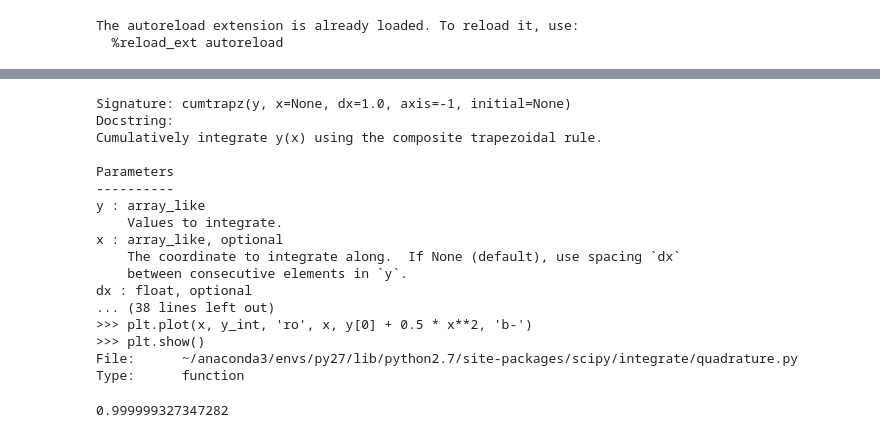
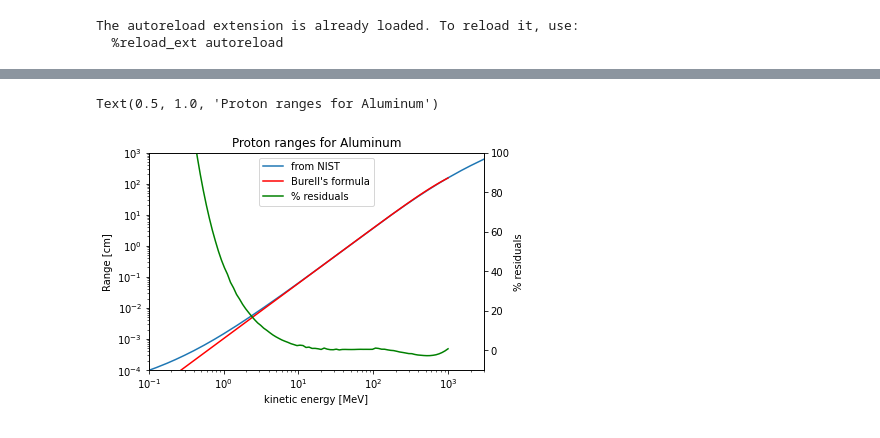
Before and after one commit to mohller/XRayAC, a Jupyter notebook: Stopping_Power.ipynb, the cells around one changed output, grey strips where cells are left out. Cells and saved outputs as stored; diff of their text form; code cells hidden in the pictures.

```diff
--- a/Stopping_Power.ipynb
+++ b/Stopping_Power.ipynb
@@ -86,24 +84,33 @@ plt.plot(*range(10))
-# %%
-cumtrapz?
-# %% [output]
-Signature: cumtrapz(y, x=None, dx=1.0, axis=-1, initial=None)
-Docstring:
-Cumulatively integrate y(x) using the composite trapezoidal rule.
-
-Parameters
-----------
-y : array_like
-    Values to integrate.
-x : array_like, optional
-    The coordinate to integrate along.  If None (default), use spacing `dx`
-    between consecutive elements in `y`.
-dx : float, optional
-... (38 lines left out)
->>> plt.plot(x, y_int, 'ro', x, y[0] + 0.5 * x**2, 'b-')
->>> plt.show()
-File:      ~/anaconda3/envs/py27/lib/python2.7/site-packages/scipy/integrate/quadrature.py
-Type:      function
-# %%
-np.log(2.71828)
-# %% [output]
-0.999999327347282
+# %%
+plt.plot(pstar_data[:, 0], pstar_data[:, 4] / rho, label='from NIST')
+
+# plt.loglog(*prange(1000), label='my implementation')
+
+egrid, bprange = burells_formula(np.logspace(-1, 3, 100), 'aluminum')
+plt.loglog(egrid, bprange/rho, 'r', label='Burell\'s formula')
+
+
+nprange = np.interp(egrid, pstar_data[:, 0], pstar_data[:, 4])
+
+ax1 = plt.gca()
+ax2 = plt.twinx()
+
+ax2.plot(egrid, (nprange - bprange)/bprange*100, 'g', label='% residuals')
+# x = np.logspace(-5, 2, 40)
+# plt.scatter(x, x**1.8)
+
+plt.ylabel('% residuals')
+plt.ylim(-10, 100)
+
+plt.sca(ax1)
+plt.plot([], [], 'g', label='% residuals')
+plt.xlabel('kinetic energy [MeV]')
+plt.ylabel('Range [cm]')
+
+plt.axis([1e-1, 3e3, 1e-4, 1e3])
+plt.legend(loc='upper center')
+
+plt.title('Proton ranges for Aluminum')
+# %% [output]
+Text(0.5, 1.0, 'Proton ranges for Aluminum')
+[figure, added]
```
Also changed, not shown: parts of 6 cells of this notebook, 2 other files.
